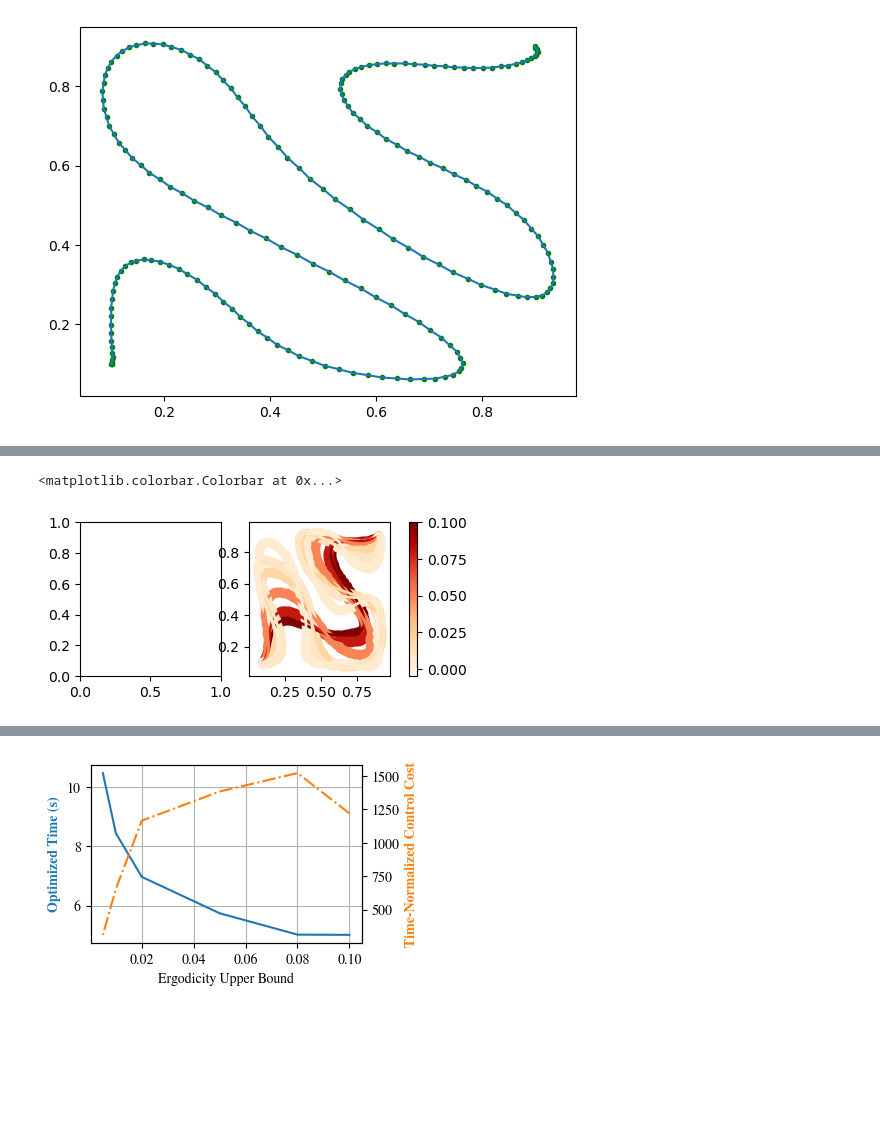
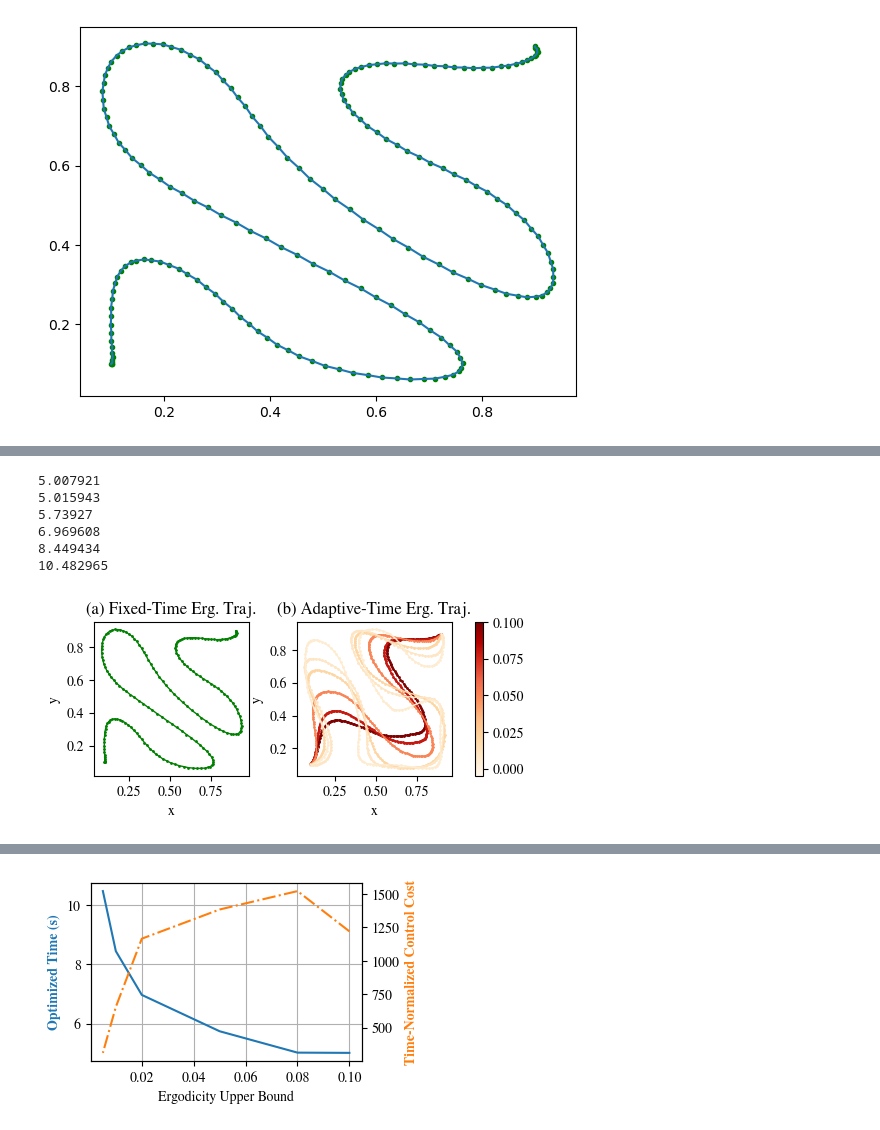
Before and after one commit to ialab-yale/time_optimal_ergodic_search, a Jupyter notebook: experiments/comparison_study/make_figure.ipynb, the cells around one changed output, grey strips where cells are left out. Drawn from its saved outputs; the diff is of its cells as text; code cells hidden in the pictures; blank space fills up the shorter version.

```diff
--- a/experiments/comparison_study/make_figure.ipynb
+++ b/experiments/comparison_study/make_figure.ipynb
@@ -26,7 +26,7 @@ x = np.linspace(args['x0'], args['xf'], args['N'], endpoint=True)
 u = np.zeros((args['N'], 2))
 init_sol = {'x': x, 'u' : u, 'tf': np.array(10.0)}
 
-solver = build_solver(init_sol, args, dt=0.1)
+solver, loss = build_solver(init_sol, args, dt=0.1)
 
 # for i, erg_ub in enumerate(erg_ubs):
 #     args.update({
@@ -116,19 +120,41 @@ done in  5220  iterations
 # %%
-fig, ax = plt.subplots(nrows=1, ncols=2, figsize=(5.0, 2))
+plt.rcParams["font.family"] = "freeserif"
+
+fig, ax = plt.subplots(nrows=1, ncols=2, figsize=(6.0, 2))
 
 cmap = matplotlib.cm.get_cmap('OrRd')
 norm = matplotlib.colors.Normalize(vmin=erg_ubs[-1]-0.01, vmax=erg_ubs[0])
 for erg_ub, sol in zip(erg_ubs, log['sols']):
+    print(sol['tf'])
     rgba = cmap(norm(erg_ub))
-    ax[1].plot(sol['x'][:,0], sol['x'][:,1], linewidth='2', color=rgba)
-    ax[1].scatter(sol['x'][:,0], sol['x'][:,1], color=rgba)
+    ax[1].plot(sol['x'][:,0], sol['x'][:,1], linewidth='1', color=rgba)
+    ax[1].scatter(sol['x'][:,0], sol['x'][:,1], s=1,color=rgba)
 
+ax[1].set_aspect('equal', adjustable='box')
 fig.colorbar(matplotlib.cm.ScalarMappable(norm=norm, cmap=cmap), ax=ax)
+
+ax[1].set_xlabel('x')
+ax[1].set_ylabel('y')
+ax[1].set_title('(b) Adaptive-Time Erg. Traj.')
+
+ax[0].plot(benchmark_sol['x'][:,0], benchmark_sol['x'][:,1], linewidth='1', color='g')
+ax[0].scatter(benchmark_sol['x'][:,0], benchmark_sol['x'][:,1], s=1,color='g')
+ax[0].set_aspect('equal', adjustable='box')
+
+ax[0].set_xlabel('x')
+ax[0].set_ylabel('y')
+ax[0].set_title('(a) Fixed-Time Erg. Traj.')
 # cb1 = matplotlib.colorbar.ColorbarBase(ax, cmap=cmap,
 #                                 norm=norm,
 #                                 orientation='horizontal')
 # cb1.set_label('Some Units')
 # plt.tight_layout()
+plt.savefig('fixed_erg_comparison.svg')
 # %% [output]
-<matplotlib.colorbar.Colorbar at 0x...>
+5.007921
+5.015943
+5.73927
+6.969608
+8.449434
+10.482965
-[figure, old version]
+[figure, new version]
```
Also changed, not shown: parts of 24 cells of this notebook, 27 other files.
